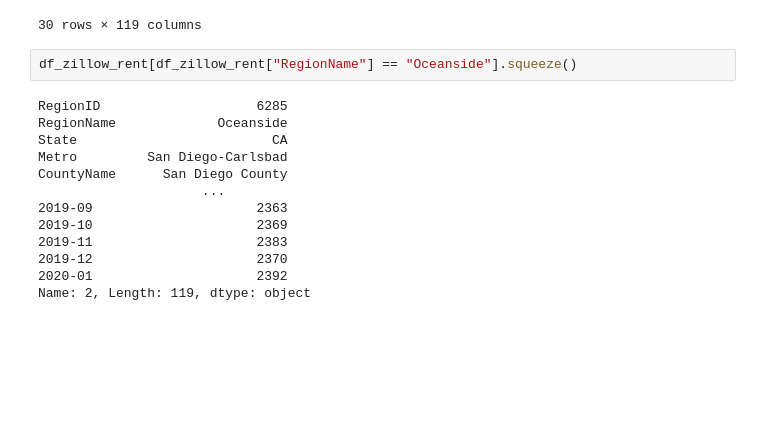
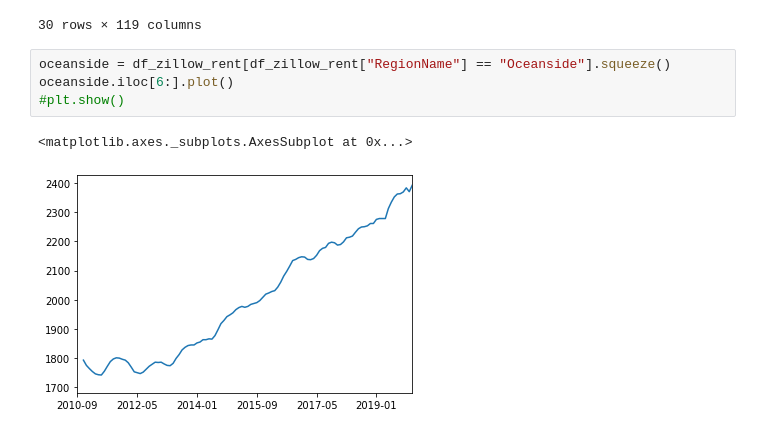
Before and after one commit to aaronaher619/COGS-108-Final-Project, a Jupyter notebook: Final_Project.ipynb, the cells around one changed output. Cells and saved outputs as stored; diff of their text form; blank space fills up the shorter version.

Commit message:
with oceanside graph

```diff
--- a/Final_Project.ipynb
+++ b/Final_Project.ipynb
@@ -99,17 +99,9 @@ df_zillow_rent
 | 29 | 17124 | Borrego Springs | CA | San Diego-Carlsbad | San Diego County | 8715 | 1658.0 | 1657.0 | 1658.0 | 1659.0 | ... |
 30 rows × 119 columns
 # %%
-df_zillow_rent[df_zillow_rent["RegionName"] == "Oceanside"].squeeze()
+oceanside = df_zillow_rent[df_zillow_rent["RegionName"] == "Oceanside"].squeeze()
+oceanside.iloc[6:].plot()
+#plt.show()
 # %% [output]
-RegionID                    6285
-RegionName             Oceanside
-State                         CA
-Metro         San Diego-Carlsbad
-CountyName      San Diego County
-                     ...
-2019-09                     2363
-2019-10                     2369
-2019-11                     2383
-2019-12                     2370
-2020-01                     2392
-Name: 2, Length: 119, dtype: object
+<matplotlib.axes._subplots.AxesSubplot at 0x...>
+[figure, added]
```
Also changed, not shown: 1 other file.
